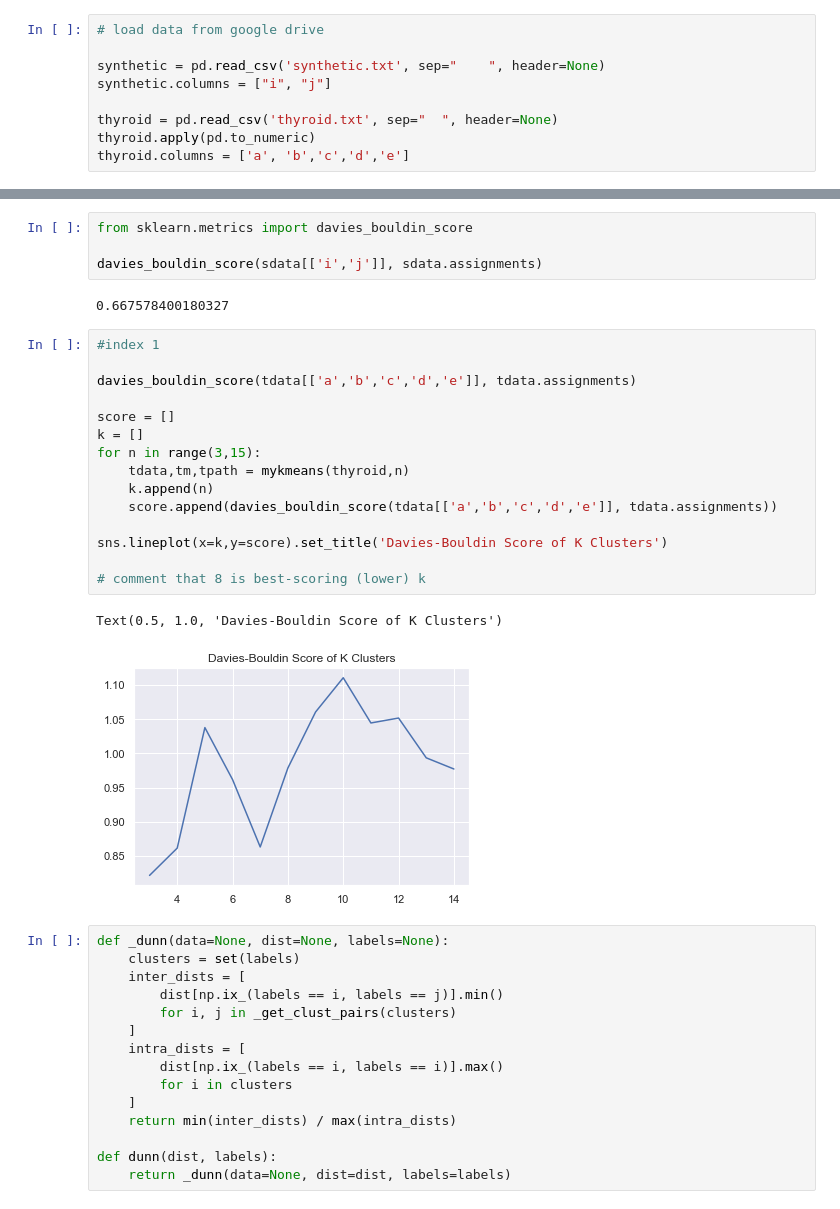
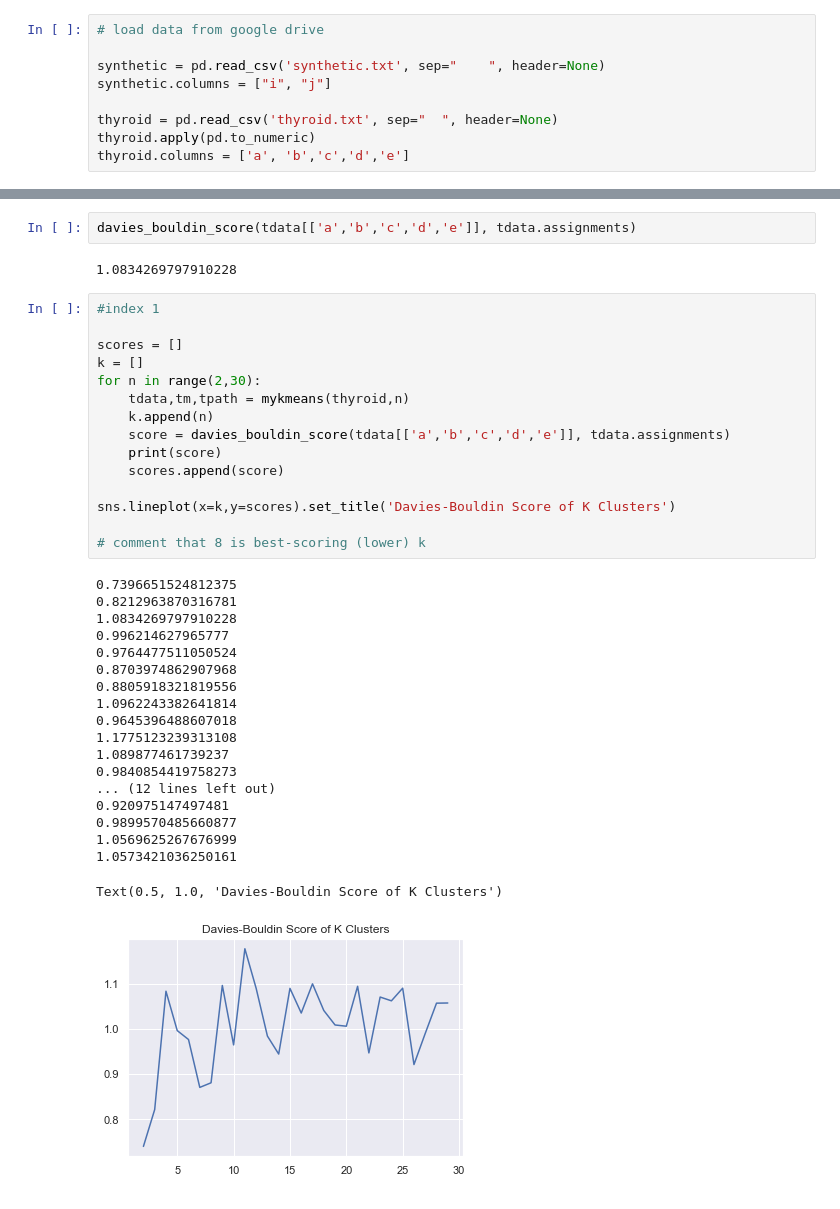
Before and after one commit to LiviReka/Optimization_assignments, a Jupyter notebook: kmeans.ipynb, the cells around one changed output, grey strips where cells are left out. Cells and saved outputs as stored; diff of their text form.

```diff
--- a/kmeans.ipynb
+++ b/kmeans.ipynb
@@ -187,40 +193,40 @@ tdata
 215 rows × 6 columns
-# %%
-from sklearn.metrics import davies_bouldin_score
-
-davies_bouldin_score(sdata[['i','j']], sdata.assignments)
-# %% [output]
-0.667578400180327
+# %%
+davies_bouldin_score(tdata[['a','b','c','d','e']], tdata.assignments)
+# %% [output]
+1.0834269797910228
 # %%
 #index 1
 
-davies_bouldin_score(tdata[['a','b','c','d','e']], tdata.assignments)
-
-score = []
+scores = []
 k = []
-for n in range(3,15):
+for n in range(2,30):
     tdata,tm,tpath = mykmeans(thyroid,n)
     k.append(n)
-    score.append(davies_bouldin_score(tdata[['a','b','c','d','e']], tdata.assignments))
+    score = davies_bouldin_score(tdata[['a','b','c','d','e']], tdata.assignments)
+    print(score)
+    scores.append(score)
 
-sns.lineplot(x=k,y=score).set_title('Davies-Bouldin Score of K Clusters')
+sns.lineplot(x=k,y=scores).set_title('Davies-Bouldin Score of K Clusters')
 
 # comment that 8 is best-scoring (lower) k
 # %% [output]
-Text(0.5, 1.0, 'Davies-Bouldin Score of K Clusters')
+0.7396651524812375
+0.8212963870316781
+1.0834269797910228
+0.996214627965777
+0.9764477511050524
+0.8703974862907968
+0.8805918321819556
+1.0962243382641814
+0.9645396488607018
+1.1775123239313108
+1.089877461739237
+0.9840854419758273
+... (12 lines left out)
+0.920975147497481
+0.9899570485660877
+1.0569625267676999
+1.0573421036250161
+Text(0.5, 1.0, 'Davies-Bouldin Score of K Clusters')
-[figure, old version]
+[figure, new version]
-# %%
-def _dunn(data=None, dist=None, labels=None):
-    clusters = set(labels)
-    inter_dists = [
-        dist[np.ix_(labels == i, labels == j)].min()
-        for i, j in _get_clust_pairs(clusters)
-    ]
-    intra_dists = [
-        dist[np.ix_(labels == i, labels == i)].max()
-        for i in clusters
-    ]
-    return min(inter_dists) / max(intra_dists)
-
-def dunn(dist, labels):
-    return _dunn(data=None, dist=dist, labels=labels)
```
Also changed, not shown: parts of 15 cells of this notebook.
